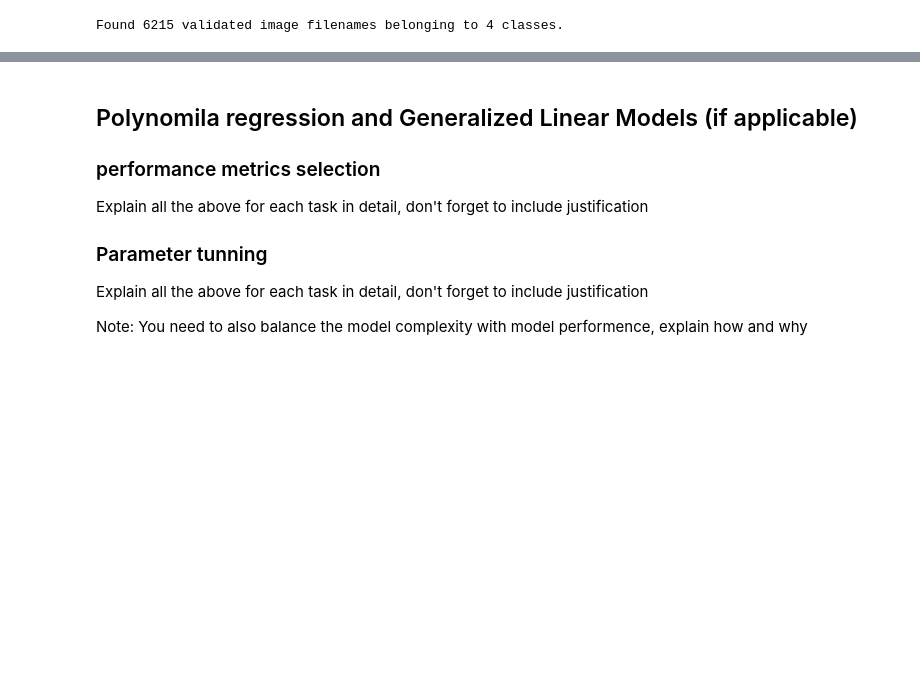
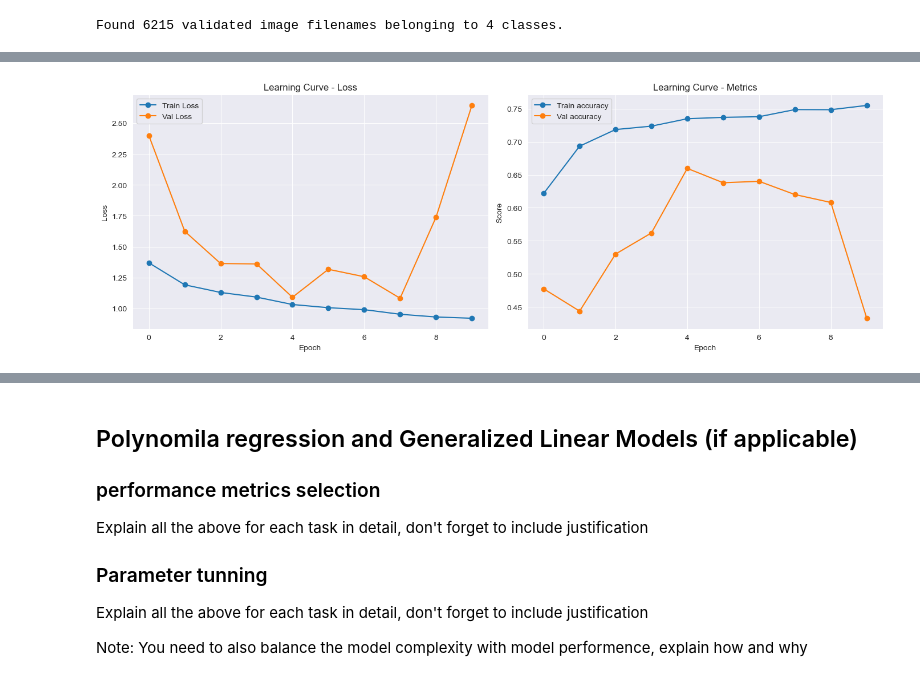
Before and after one commit to Shalini247/Image-Classification, a Jupyter notebook: s4073541_s4072225.ipynb, the cells around one changed output, grey strips where cells are left out. Saved outputs shown, nothing was run; the diff lists cells and outputs as text; code cells hidden in the pictures; blank space fills up the shorter version.

```diff
--- a/s4073541_s4072225.ipynb
+++ b/s4073541_s4072225.ipynb
@@ -962,0 +1074,6 @@ Epoch 7/10
+# %%
+model_VGG_4_Cell.compile(optimizer='adam',
+              loss=tf.keras.losses.CategoricalCrossentropy(from_logits=False),
+              metrics=['accuracy'])
+# %%
+VGG4_model_cell = model_VGG_4_Cell.fit(train_generator_aug_cell, validation_data = val_gen_cell, epochs=10, verbose=1,class_weight=class_weights)
@@ -962,0 +1101,4 @@ Epoch 7/10
+# %%
+plot_learning_curve(VGG4_model_cell, metrics=('accuracy',), title='Learning Curve')
+# %% [output]
+[figure, added]
```
Also changed, not shown: parts of 8 cells of this notebook.
